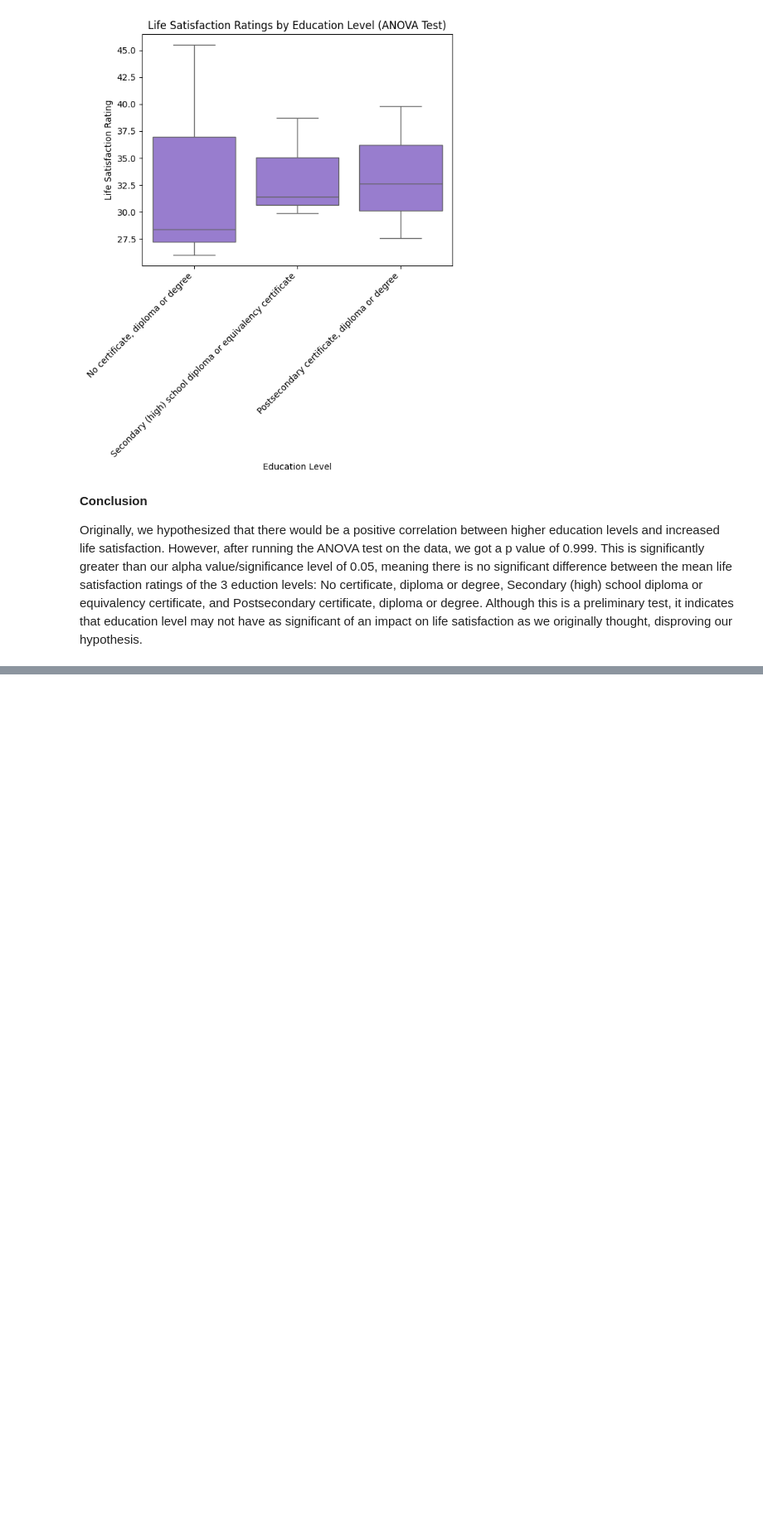
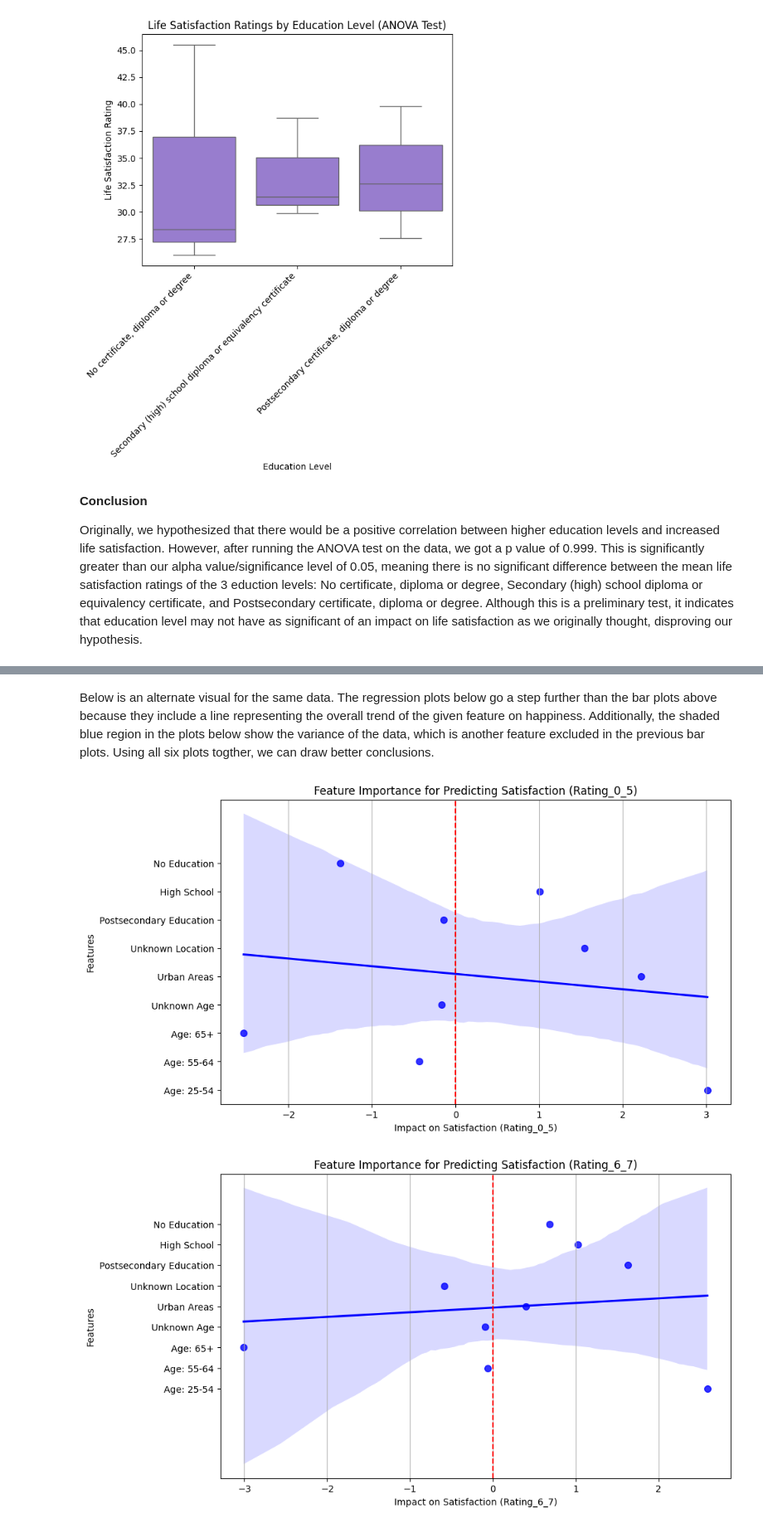
Before and after one commit to diyar313/diyar313.github.io, a Jupyter notebook: CMSC320_Group_Final_Project.ipynb, the cells around one changed output, grey strips where cells are left out. Shown at 83% size. Saved outputs shown, nothing was run; the diff lists cells and outputs as text; code cells hidden in the pictures; blank space fills up the shorter version.

```diff
--- a/CMSC320_Group_Final_Project.ipynb
+++ b/CMSC320_Group_Final_Project.ipynb
@@ -308,0 +500,41 @@ Originally, we hypothesized that there would be a positive correlation between h
+# %% [markdown]
+Below is an alternate visual for the same data. The regression plots below go a step further than the bar plots above because they include a line representing the overall trend of the given feature on happiness. Additionally, the shaded blue region in the plots below show the variance of the data, which is another feature excluded in the previous bar plots. Using all six plots togther, we can draw better conclusions.
+# %%
+better_labels = {
+    'Age_None': 'Unknown Age',
+    'Age_25 to 54 years': 'Age: 25-54',
+    'Age_55 to 64 years': 'Age: 55-64',
+    'Age_65 years and over': 'Age: 65+',
+    'Location_None': 'Unknown Location',
+    'Location_Urban areas 20': 'Urban Areas',
+    'Education_None': 'No Education',
+    'Education_Postsecondary certificate, diploma or degree': 'Postsecondary Education',
+    'Education_Secondary (high) school diploma or equivalency certificate': 'High School'
+}
+
+for rating, pipeline in models.items():
+    ridge_model = pipeline['regressor']
+
+    coefficients = ridge_model.coef_
+    feature_names = preprocessor.named_transformers_['cat'].get_feature_names_out(['Age', 'Location', 'Education'])
+    better_feature_names = [better_labels.get(name, name) for name in feature_names]
+
+    feature_importance = pd.DataFrame({
+        'Feature': better_feature_names,
+        'Coefficient': coefficients
+    })
+
+    feature_importance['Feature_Index'] = range(len(feature_importance))
+
+    plt.figure(figsize=(10, 6))
+    sns.regplot(data=feature_importance, x='Coefficient', y='Feature_Index', color='blue', scatter_kws={'s': 50})
+    plt.yticks(feature_importance['Feature_Index'], feature_importance['Feature'])
+    plt.title(f"Feature Importance for Predicting Satisfaction ({rating})")
+    plt.xlabel(f"Impact on Satisfaction ({rating})")
+    plt.ylabel("Features")
+    plt.axvline(0, color='red', linestyle='--')
+    plt.grid(axis='x')
+    plt.show()
+# %% [output]
+[figure, added]
+[figure, added]
```
Also changed, not shown: parts of 27 cells of this notebook, 2 other files.
